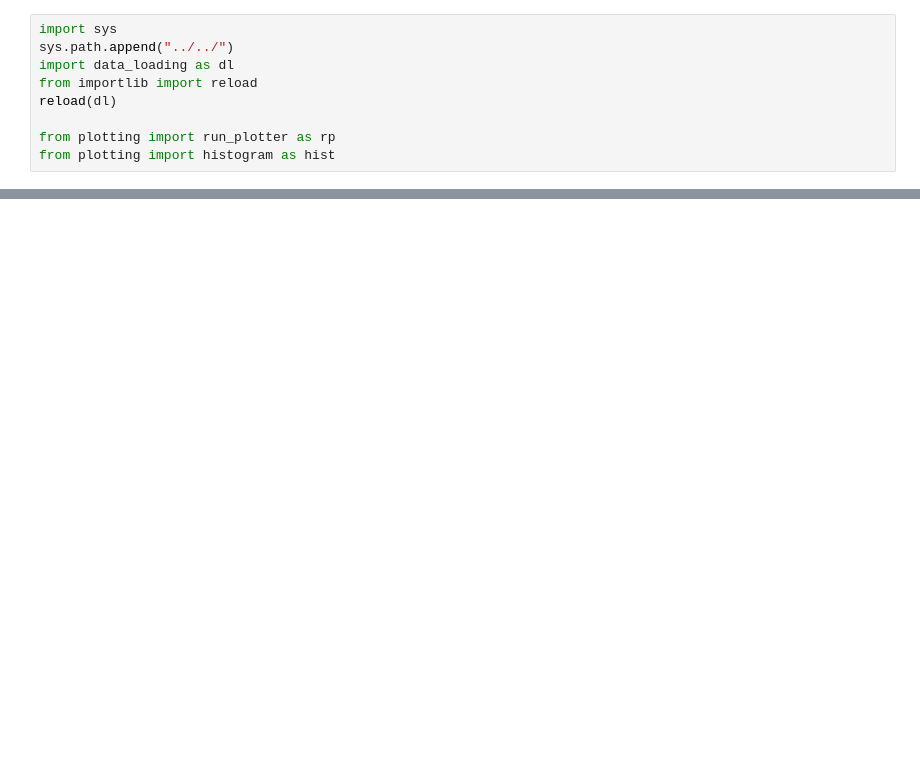
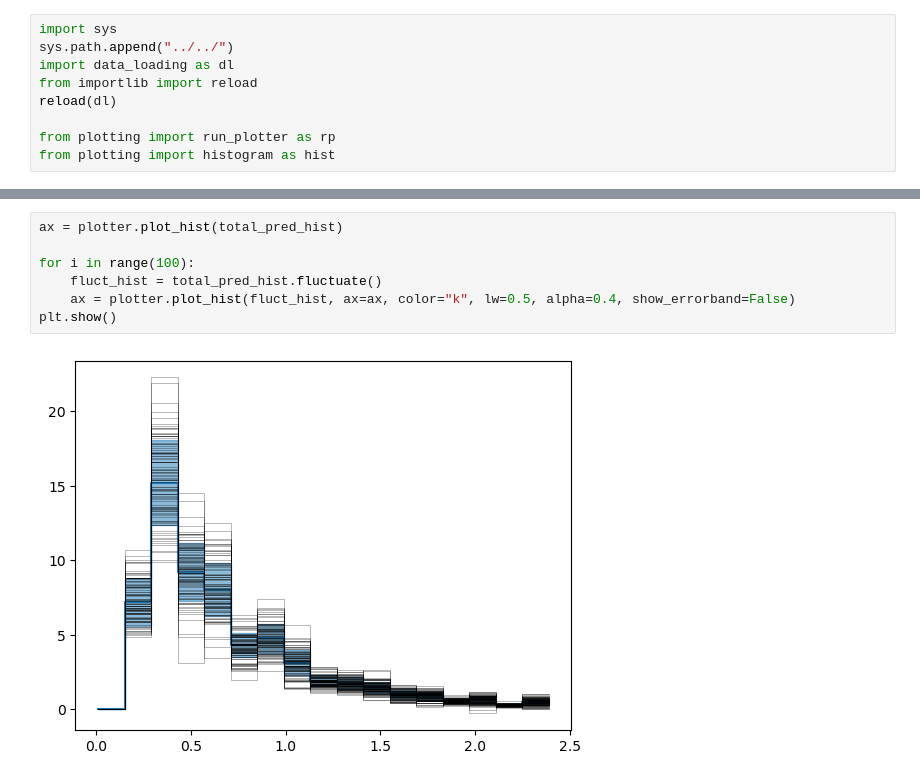
Before and after one commit to ubneutrinos/PELEE, a Jupyter notebook: sandbox/atrettin/playground.ipynb, the cells around one changed output, grey strips where cells are left out. Cells and saved outputs as stored; diff of their text form; blank space fills up the shorter version.

```diff
--- a/sandbox/atrettin/playground.ipynb
+++ b/sandbox/atrettin/playground.ipynb
@@ -370,0 +61,9 @@ plotter.plot(category_column="paper_category", include_multisim_errors=True)
+# %%
+ax = plotter.plot_hist(total_pred_hist)
+
+for i in range(100):
+    fluct_hist = total_pred_hist.fluctuate()
+    ax = plotter.plot_hist(fluct_hist, ax=ax, color="k", lw=0.5, alpha=0.4, show_errorband=False)
+plt.show()
+# %% [output]
+[figure, added]
```
Also changed, not shown: parts of 26 cells of this notebook.
